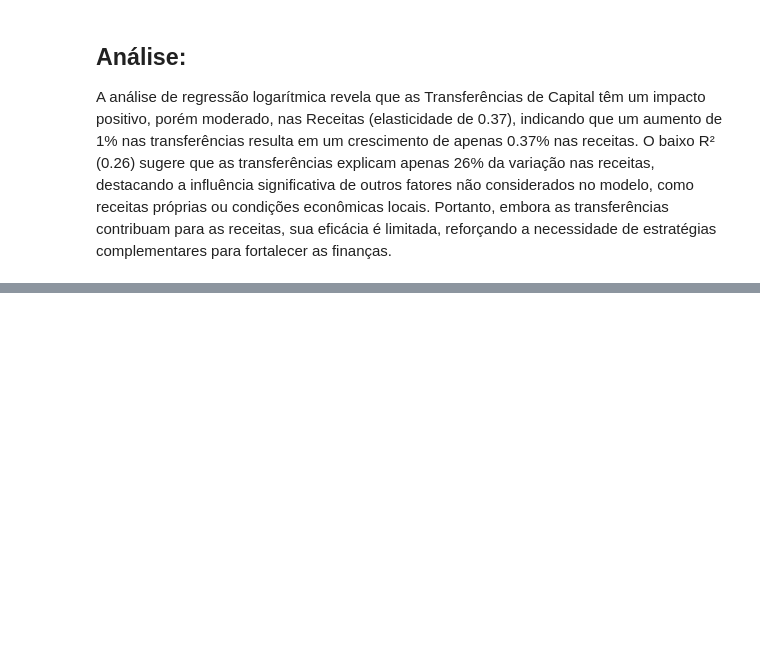
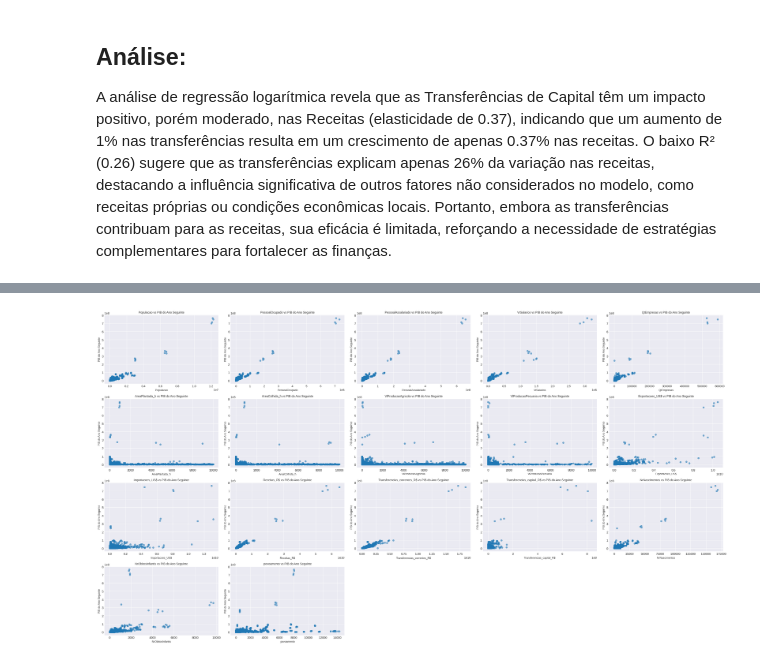
Before and after one commit to anaC-Fernandes/ProjetoDados, a Jupyter notebook: Notebooks/Dataset_Economia.ipynb, the cells around one changed output, grey strips where cells are left out. Saved outputs shown, nothing was run; the diff lists cells and outputs as text; code cells hidden in the pictures; blank space fills up the shorter version.

```diff
--- a/Notebooks/Dataset_Economia.ipynb
+++ b/Notebooks/Dataset_Economia.ipynb
@@ -1669,0 +1680,19 @@ A análise de regressão logarítmica revela que as Transferências de Capital t
+# %%
+df = pd.read_csv('https://raw.githubusercontent.com/anaC-Fernandes/ProjetoDados/refs/heads/main/Datasets/BrStats.csv', sep=";", low_memory=False)
+
+# Identifica colunas numéricas (ignorando 'Estado', 'Ano', etc.)
+colunas_excluir = ['Estado', 'Ano']  # Ajuste conforme necessário
+colunas_numericas = [col for col in df.columns if col not in colunas_excluir]
+
+# Função que normaliza uma coluna numérica
+def converte_coluna(col):
+    col = col.astype(str)
+    col = col.str.replace('.', '', regex=False)
+    col = col.str.replace(',', '.', regex=False)
+    return pd.to_numeric(col, errors='coerce')  # Agora usamos 'coerce', que é seguro
+
+# Aplica a função nas colunas desejadas
+for col in colunas_numericas:
+    df[col] = converte_coluna(df[col])
+
+df
@@ -1669,0 +1739,38 @@ A análise de regressão logarítmica revela que as Transferências de Capital t
+# %%
+features = [
+    'Populacao', 'PessoalOcupado', 'PessoalAssalariado', 'VrSalarios',
+    'QtEmpresas', 'AreaPlantada_h', 'AreaColhida_h', 'VlProducaoAgricola',
+    'VlProducaoPecuaria', 'Exportacoes_US$', 'Importacoes_US$', 'Receitas_R$',
+    'Transferencias_correntes_R$', 'Transferencias_capital_R$', 'NrNascimentos',
+    'NrObitosInfantis', 'povoamento'
+]
+
+df_temp = df.sort_values(by=["CDMunicipio", "Ano"])
+
+df_temp["PIB_ano_seguinte"] = df_temp.groupby("CDMunicipio")["PIB"].shift(-1)
+
+
+# Configurar número de colunas e calcular número de linhas
+cols = 5
+n = len(features)
+rows = (n + cols - 1) // cols
+
+# Criar subplots: todos em uma única figura grande
+fig, axes = plt.subplots(rows, cols, figsize=(cols * 6, rows * 4))
+axes = axes.flatten()
+
+# Gerar os scatterplots
+for i, feature in enumerate(features):
+    sns.scatterplot(ax=axes[i], x=df_temp[feature], y=df_temp["PIB_ano_seguinte"], alpha=0.6, edgecolor=None)
+    axes[i].set_title(f"{feature} vs PIB do Ano Seguinte", fontsize=10)
+    axes[i].set_xlabel(feature, fontsize=9)
+    axes[i].set_ylabel("PIB do Ano Seguinte", fontsize=9)
+
+# Remover subplots extras, se existirem
+for j in range(i + 1, len(axes)):
+    fig.delaxes(axes[j])
+
+plt.tight_layout()
+plt.show()
+# %% [output]
+[figure, added]
```
Also changed, not shown: parts of 30 cells of this notebook.
